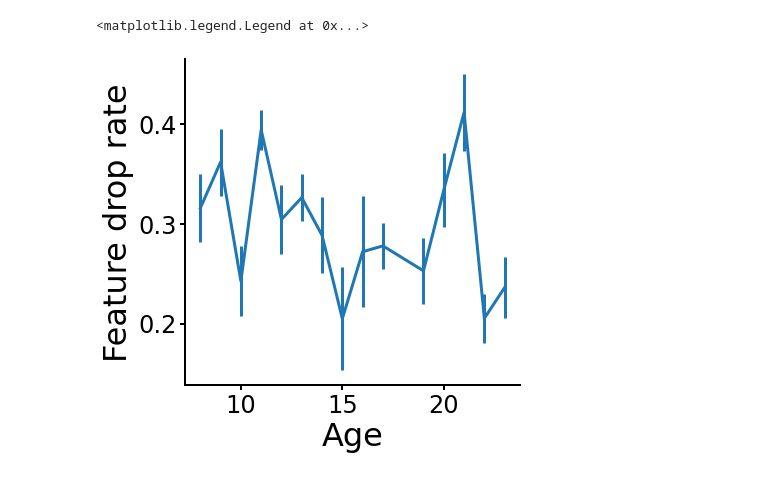
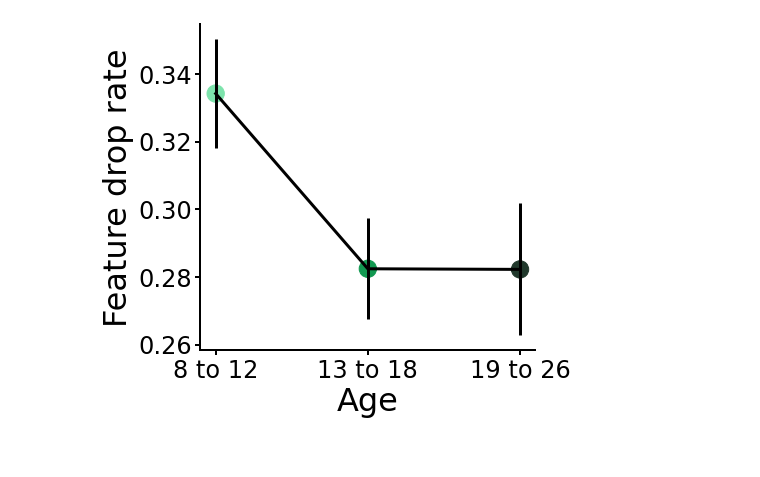
Before and after one commit to sinabolouki/fourinarow_analyses, a Jupyter notebook: Analysis notebooks/new/Age Plots.ipynb, the cells around one changed output. Saved outputs shown, nothing was run; the diff lists cells and outputs as text; code cells hidden in the pictures.

Commit message:
Binned age plots

```diff
--- a/Analysis notebooks/new/Age Plots.ipynb
+++ b/Analysis notebooks/new/Age Plots.ipynb
@@ -96,12 +95,15 @@ studyid2username = {username.split(":")[0]: username for username in usernames}
 username2studyid = {username: username.split(":")[0] for username in usernames}
 username2psiturkid = {username: username.split(":")[1] for username in usernames}
 # %%
+bins = [7, 12, 18, 26]
 age = pd.read_csv("demog_12_9.csv")
 age["username"] = age["StudyID"].apply(lambda id: studyid2username.get(id, "-"))
 pwm = pd.read_csv("params_with_metrics.csv").rename(columns = {"0": "subject_nr", "1": "split"})
 metrics = pwm.loc[:,("subject_nr", "split", "planning depth", "feature drop rate", "heuristic quality")]
 metrics.loc[:,"username"] = metrics["subject_nr"].apply(lambda nr: usernames[nr - 1])
 metrics = pd.merge(metrics, age.loc[:,('username','FlooredAge')], on="username", how="left")
+metrics['ageBin'] = pd.cut(metrics['FlooredAge'], bins)
+metrics['ageBinNr'] = metrics['ageBin'].cat.codes
 metrics["elo"] = metrics["username"].apply(lambda name: elo_ratings[username2psiturkid[name]])
 metrics
 # %% [output]
@@ -121,9 +122,0 @@ metrics
-# %%
-def plot_with_errorbars(fig,ax,x,A,colors=None):
-    m = np.mean(A,axis=0)
-    s = np.std(A-m[None,:],axis=0)/np.sqrt(30)
-    plt.errorbar(x,m,yerr = s,color='black')
-    if not colors is None:
-        ax.scatter(x,m,color=colors)
-    else:
-        ax.plot(x,m,'.')
@@ -139,0 +123,13 @@ metrics.groupby("FlooredAge")["planning depth"].aggregate(['mean', 'sem']).plot(
+# %%
+age_colors = ['#7DE3AC', '#129951','#20382B']
+
+def plot_with_errorbars(col, title):
+    ax = metrics.groupby("ageBin")[col].aggregate(['mean', 'sem']).plot(yerr="sem", color='k')
+    size = 300
+    metrics.groupby("ageBinNr")[col].aggregate(['mean']).reset_index().plot.scatter('ageBinNr', 'mean', size, age_colors, ax=ax)
+#     circles = metrics.loc[:,("subject_nr","ageBinNr",col)].drop_duplicates()
+#     circles.plot.scatter("ageBinNr", col, ax=ax)
+    ax.set_xlabel("Age")
+    ax.set_ylabel(title)
+    ax.set_xticklabels(["","8 to 12","13 to 18","19 to 26",""])
+    ax.legend([])
@@ -140,5 +144,4 @@ metrics.groupby("FlooredAge")["planning depth"].aggregate(['mean', 'sem']).plot(
 # %%
-metrics.groupby("FlooredAge")["feature drop rate"].aggregate(['mean', 'sem']).plot(yerr="sem", ylabel="Feature drop rate", xlabel="Age").legend([])
+plot_with_errorbars("feature drop rate", "Feature drop rate")
 # %% [output]
-<matplotlib.legend.Legend at 0x...>
-[figure, old version]
+[figure, new version]
```
Also changed, not shown: parts of 8 cells of this notebook.
